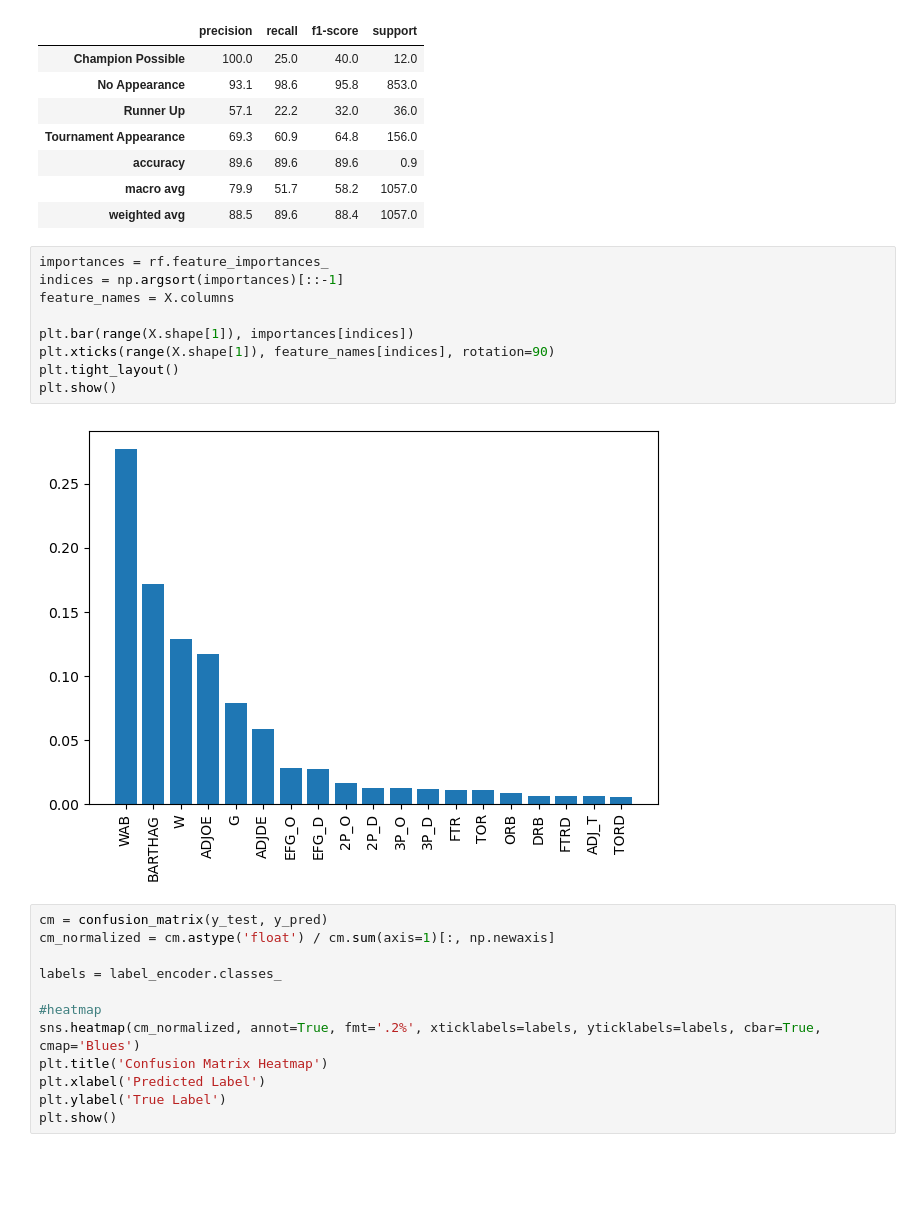
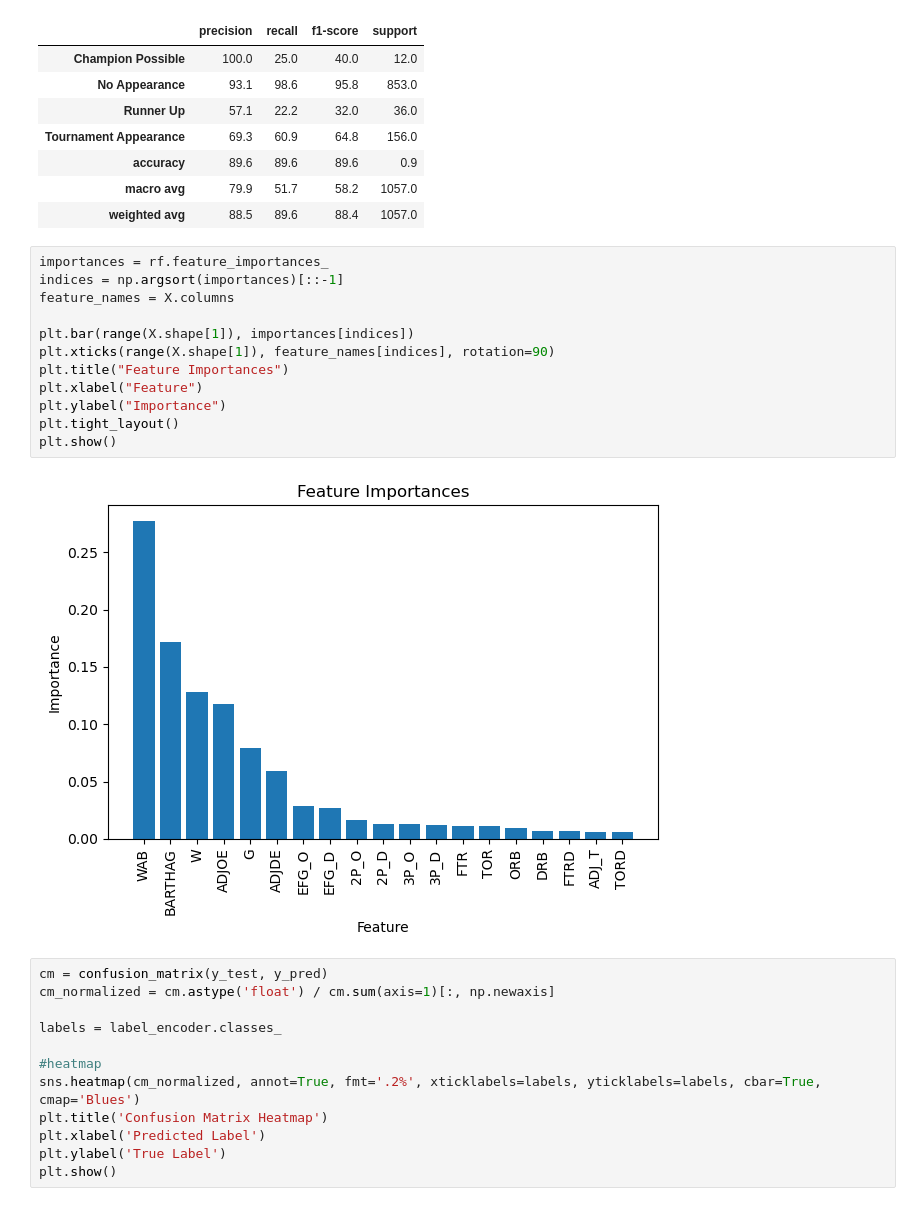
Before and after one commit to regs02/Academic_Performance_v_CBB, a Jupyter notebook: jacob_final_project.ipynb, the cells around one changed output. Saved outputs shown, nothing was run; the diff lists cells and outputs as text; blank space fills up the shorter version.

```diff
--- a/jacob_final_project.ipynb
+++ b/jacob_final_project.ipynb
@@ -278,14 +278,17 @@ Classification Report:
 # %%
 importances = rf.feature_importances_
 indices = np.argsort(importances)[::-1]
 feature_names = X.columns
 
 plt.bar(range(X.shape[1]), importances[indices])
 plt.xticks(range(X.shape[1]), feature_names[indices], rotation=90)
+plt.title("Feature Importances")
+plt.xlabel("Feature")
+plt.ylabel("Importance")
 plt.tight_layout()
 plt.show()
 # %% [output]
-[figure, old version]
+[figure, new version]
 # %%
 cm = confusion_matrix(y_test, y_pred)
 cm_normalized = cm.astype('float') / cm.sum(axis=1)[:, np.newaxis]
```
Also changed, not shown: parts of 2 cells of this notebook.
